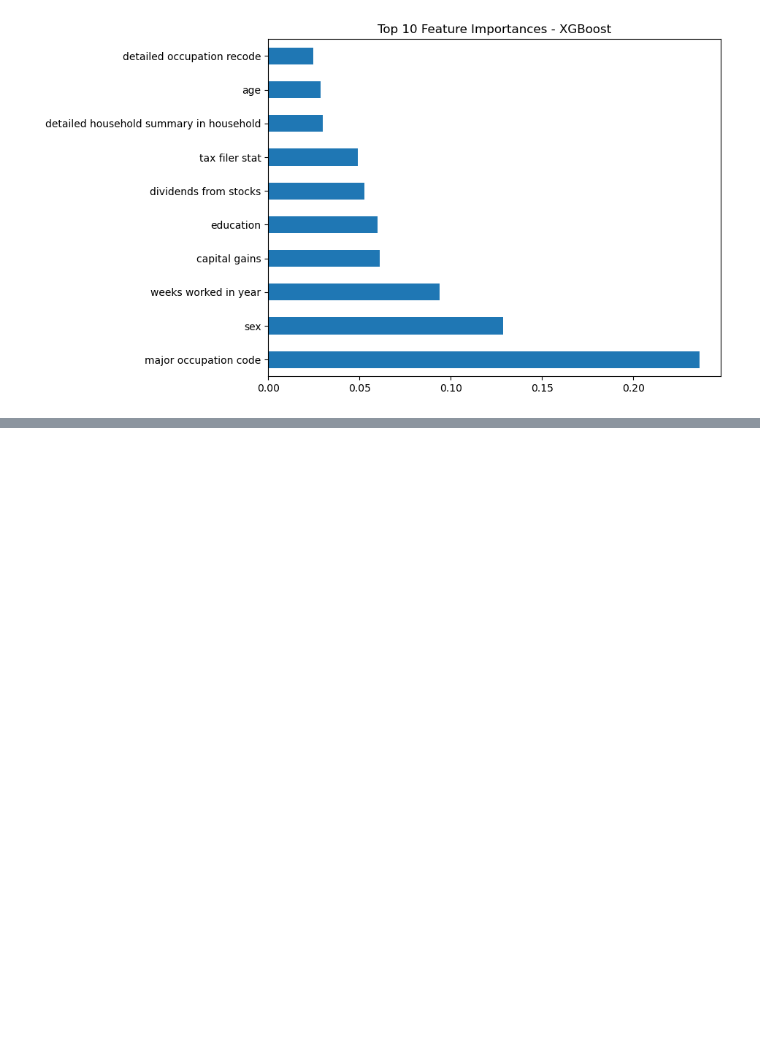
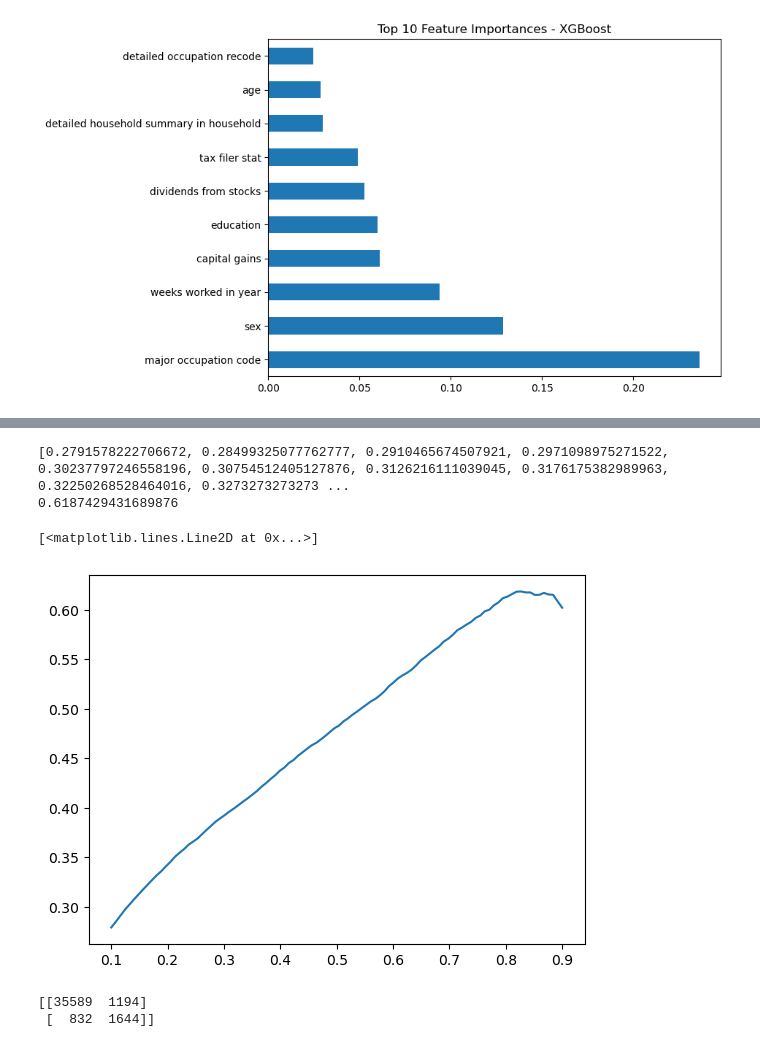
Before and after one commit to yang3410/Chase-take-home-project, a Jupyter notebook: XGBoost.ipynb, the cells around one changed output, grey strips where cells are left out. Cells and saved outputs as stored; diff of their text form; code cells hidden in the pictures; blank space fills up the shorter version.

```diff
--- a/XGBoost.ipynb
+++ b/XGBoost.ipynb
@@ -99,0 +111,22 @@ plt.show()
+# %%
+thresholds = np.linspace(0.1,0.9,100)
+
+scores = [f1_score(y_test, y_prob_xgb > t) for t in thresholds]
+
+best_t = thresholds[np.argmax(scores)]
+best_f1 = max(scores)
+print(scores)
+print(best_f1)
+plt.plot(thresholds, scores)
+# %% [output]
+[0.2791578222706672, 0.28499325077762777, 0.2910465674507921, 0.2971098975271522, 0.30237797246558196, 0.30754512405127876, 0.3126216111039045, 0.3176175382989963, 0.32250268528464016, 0.3273273273273 ...
+0.6187429431689876
+[<matplotlib.lines.Line2D at 0x...>]
+[figure, added]
+# %%
+y_label_newthold = y_prob_xgb > best_t
+cm_new = confusion_matrix(y_test, y_label_newthold)
+print(cm_new)
+# %% [output]
+[[35589  1194]
+ [  832  1644]]
```
Also changed, not shown: parts of 4 cells of this notebook.
